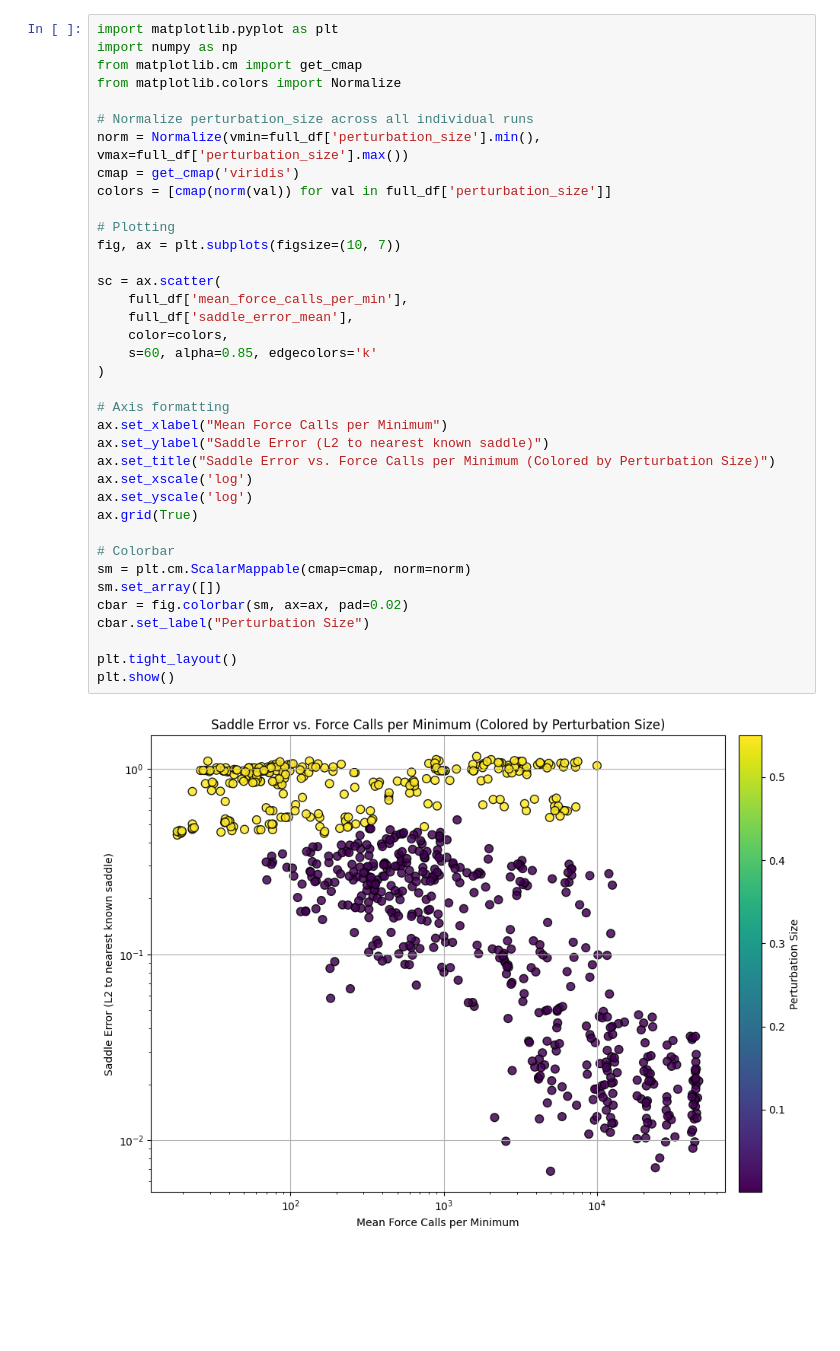
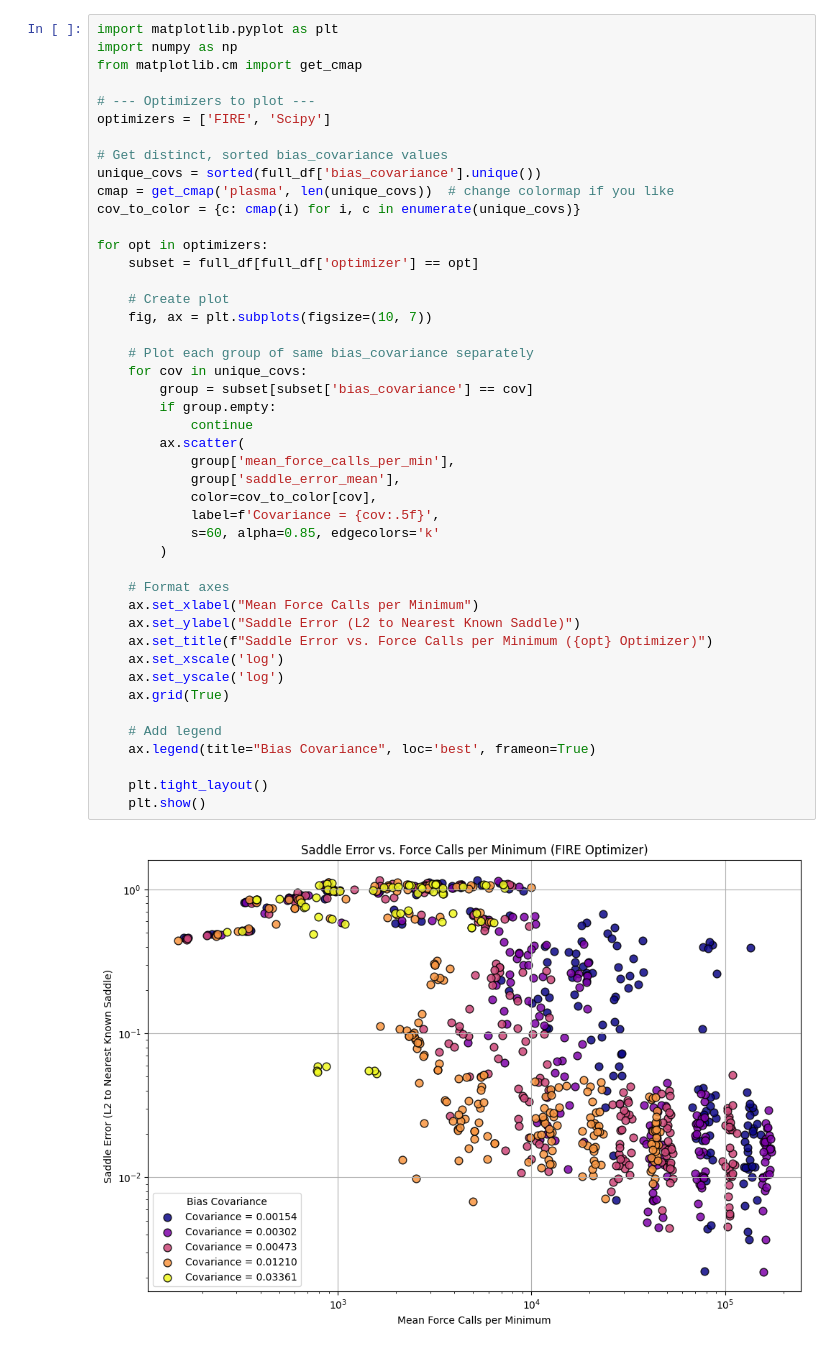
Before and after one commit to SimonNir/ca_abc, a Jupyter notebook: analyze_json.ipynb, the cells around one changed output. Drawn from its saved outputs; the diff is of its cells as text; blank space fills up the shorter version.

```diff
--- a/analyze_json.ipynb
+++ b/analyze_json.ipynb
@@ -369,39 +372,47 @@ plt.show()
 # %%
 import matplotlib.pyplot as plt
 import numpy as np
 from matplotlib.cm import get_cmap
-from matplotlib.colors import Normalize
 
-# Normalize perturbation_size across all individual runs
-norm = Normalize(vmin=full_df['perturbation_size'].min(), vmax=full_df['perturbation_size'].max())
-cmap = get_cmap('viridis')
-colors = [cmap(norm(val)) for val in full_df['perturbation_size']]
+# --- Optimizers to plot ---
+optimizers = ['FIRE', 'Scipy']
 
-# Plotting
-fig, ax = plt.subplots(figsize=(10, 7))
+# Get distinct, sorted bias_covariance values
+unique_covs = sorted(full_df['bias_covariance'].unique())
+cmap = get_cmap('plasma', len(unique_covs))  # change colormap if you like
+cov_to_color = {c: cmap(i) for i, c in enumerate(unique_covs)}
 
-sc = ax.scatter(
-    full_df['mean_force_calls_per_min'],
-    full_df['saddle_error_mean'],
-    color=colors,
-    s=60, alpha=0.85, edgecolors='k'
-)
+for opt in optimizers:
+    subset = full_df[full_df['optimizer'] == opt]
 
-# Axis formatting
-ax.set_xlabel("Mean Force Calls per Minimum")
-ax.set_ylabel("Saddle Error (L2 to nearest known saddle)")
-ax.set_title("Saddle Error vs. Force Calls per Minimum (Colored by Perturbation Size)")
-ax.set_xscale('log')
-ax.set_yscale('log')
-ax.grid(True)
+    # Create plot
+    fig, ax = plt.subplots(figsize=(10, 7))
 
-# Colorbar
-sm = plt.cm.ScalarMappable(cmap=cmap, norm=norm)
-sm.set_array([])
-cbar = fig.colorbar(sm, ax=ax, pad=0.02)
-cbar.set_label("Perturbation Size")
+    # Plot each group of same bias_covariance separately
+    for cov in unique_covs:
+        group = subset[subset['bias_covariance'] == cov]
+        if group.empty:
+            continue
+        ax.scatter(
+            group['mean_force_calls_per_min'],
+            group['saddle_error_mean'],
+            color=cov_to_color[cov],
+            label=f'Covariance = {cov:.5f}',
+            s=60, alpha=0.85, edgecolors='k'
+        )
 
-plt.tight_layout()
-plt.show()
+    # Format axes
+    ax.set_xlabel("Mean Force Calls per Minimum")
+    ax.set_ylabel("Saddle Error (L2 to Nearest Known Saddle)")
+    ax.set_title(f"Saddle Error vs. Force Calls per Minimum ({opt} Optimizer)")
+    ax.set_xscale('log')
+    ax.set_yscale('log')
+    ax.grid(True)
+
+    # Add legend
+    ax.legend(title="Bias Covariance", loc='best', frameon=True)
+
+    plt.tight_layout()
+    plt.show()
 # %% [output]
-[figure, old version]
+[figure, new version]
```
Also changed, not shown: parts of 25 cells of this notebook, 26 other files.
